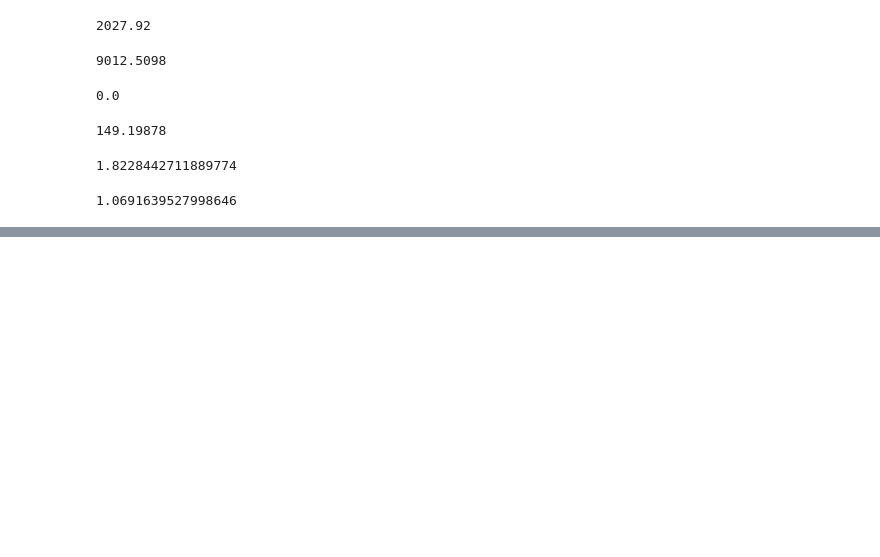
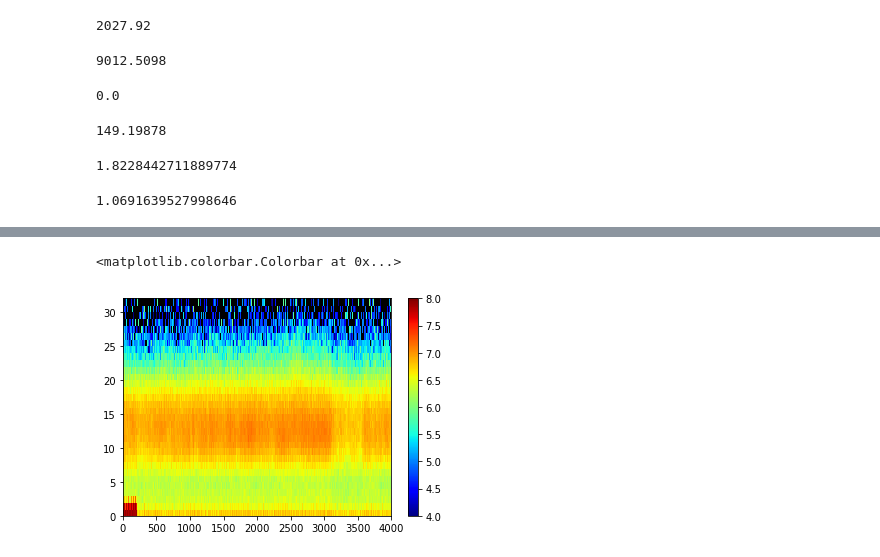
Before and after one commit to gravmath/PAD, a Jupyter notebook: Test New Framework.ipynb, the cells around one changed output, grey strips where cells are left out. Saved outputs shown, nothing was run; the diff lists cells and outputs as text; code cells hidden in the pictures; blank space fills up the shorter version.

```diff
--- a/Test New Framework.ipynb
+++ b/Test New Framework.ipynb
@@ -142,0 +174,6 @@ np.mean(ratio)
+# %%
+plt.pcolormesh(omni,cmap=cmap.jet,vmin=4,vmax=8)
+plt.colorbar()
+# %% [output]
+<matplotlib.colorbar.Colorbar at 0x...>
+[figure, added]
```
Also changed, not shown: parts of 16 cells of this notebook, 3 other files.
